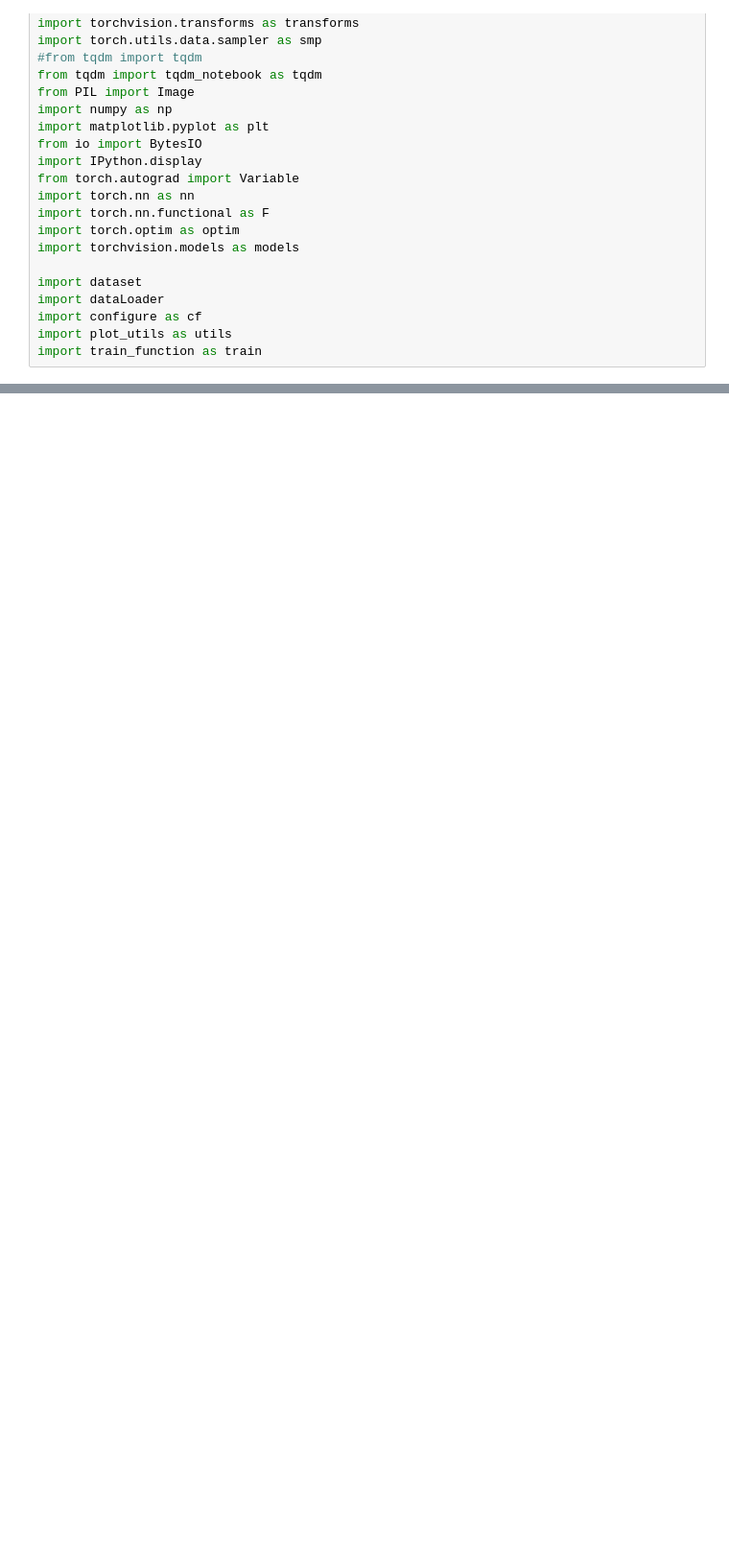
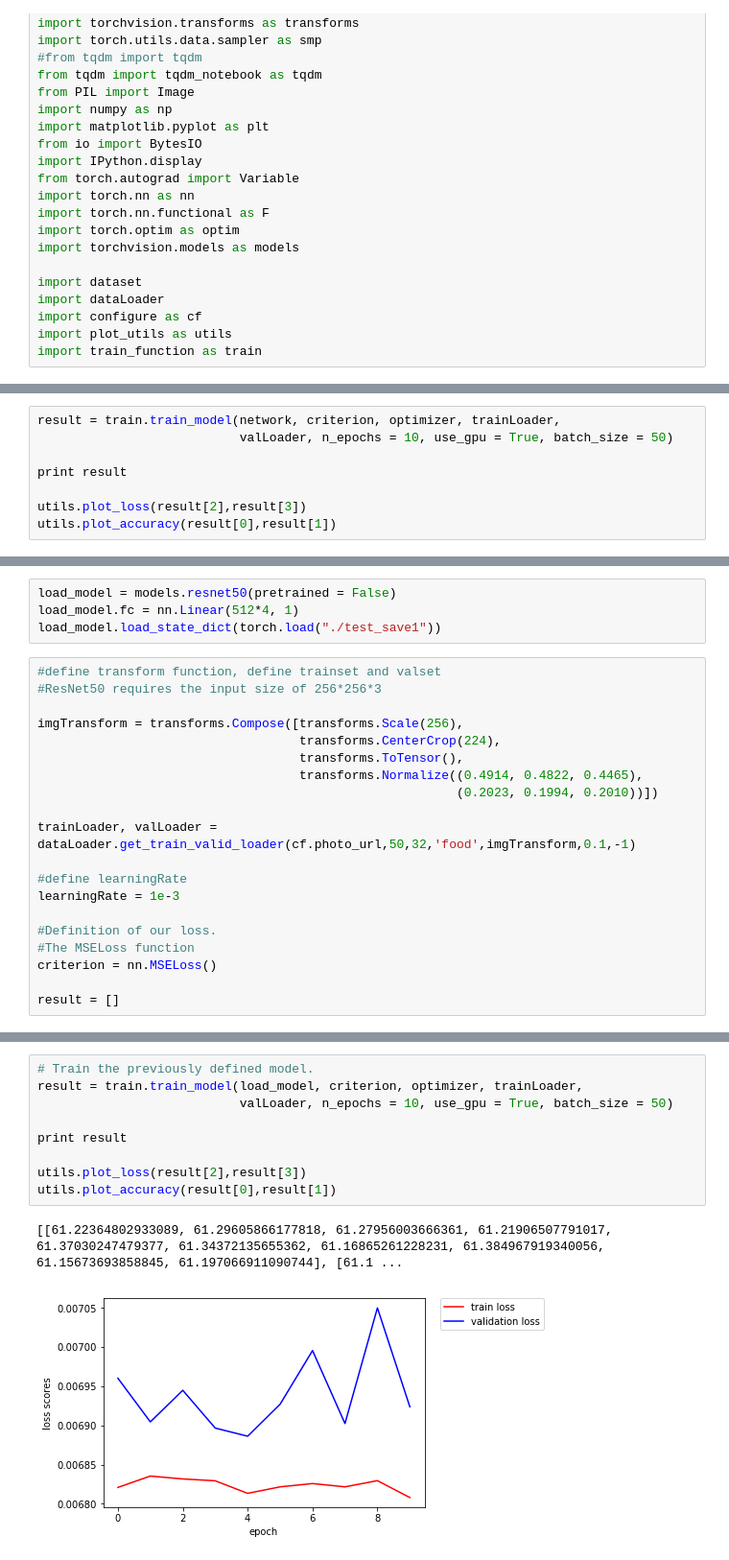
Before and after one commit to RazorK/CV_Project, a Jupyter notebook: CV_Project_ResNet50.ipynb, the cells around one changed output, grey strips where cells are left out. Shown at 96% size. Saved outputs shown, nothing was run; the diff lists cells and outputs as text; blank space fills up the shorter version.

```diff
--- a/CV_Project_ResNet50.ipynb
+++ b/CV_Project_ResNet50.ipynb
@@ -57,0 +71,8 @@ utils.plot_accuracy(result[0],result[1])
+# %%
+result = train.train_model(network, criterion, optimizer, trainLoader,
+                           valLoader, n_epochs = 10, use_gpu = True, batch_size = 50)
+
+print result
+
+utils.plot_loss(result[2],result[3])
+utils.plot_accuracy(result[0],result[1])
@@ -57,0 +81,24 @@ utils.plot_accuracy(result[0],result[1])
+# %%
+load_model = models.resnet50(pretrained = False)
+load_model.fc = nn.Linear(512*4, 1)
+load_model.load_state_dict(torch.load("./test_save1"))
+# %%
+#define transform function, define trainset and valset
+#ResNet50 requires the input size of 256*256*3
+
+imgTransform = transforms.Compose([transforms.Scale(256),
+                                   transforms.CenterCrop(224),
+                                   transforms.ToTensor(),
+                                   transforms.Normalize((0.4914, 0.4822, 0.4465),
+                                                        (0.2023, 0.1994, 0.2010))])
+
+trainLoader, valLoader = dataLoader.get_train_valid_loader(cf.photo_url,50,32,'food',imgTransform,0.1,-1)
+
+#define learningRate
+learningRate = 1e-3
+
+#Definition of our loss.
+#The MSELoss function
+criterion = nn.MSELoss()
+
+result = []
@@ -57,0 +109,12 @@ utils.plot_accuracy(result[0],result[1])
+# %%
+# Train the previously defined model.
+result = train.train_model(load_model, criterion, optimizer, trainLoader,
+                           valLoader, n_epochs = 10, use_gpu = True, batch_size = 50)
+
+print result
+
+utils.plot_loss(result[2],result[3])
+utils.plot_accuracy(result[0],result[1])
+# %% [output]
+[[61.22364802933089, 61.29605866177818, 61.27956003666361, 61.21906507791017, 61.37030247479377, 61.34372135655362, 61.16865261228231, 61.384967919340056, 61.15673693858845, 61.197066911090744], [61.1 ...
+[figure, added]
```
Also changed, not shown: parts of 17 cells of this notebook, 7 other files.
